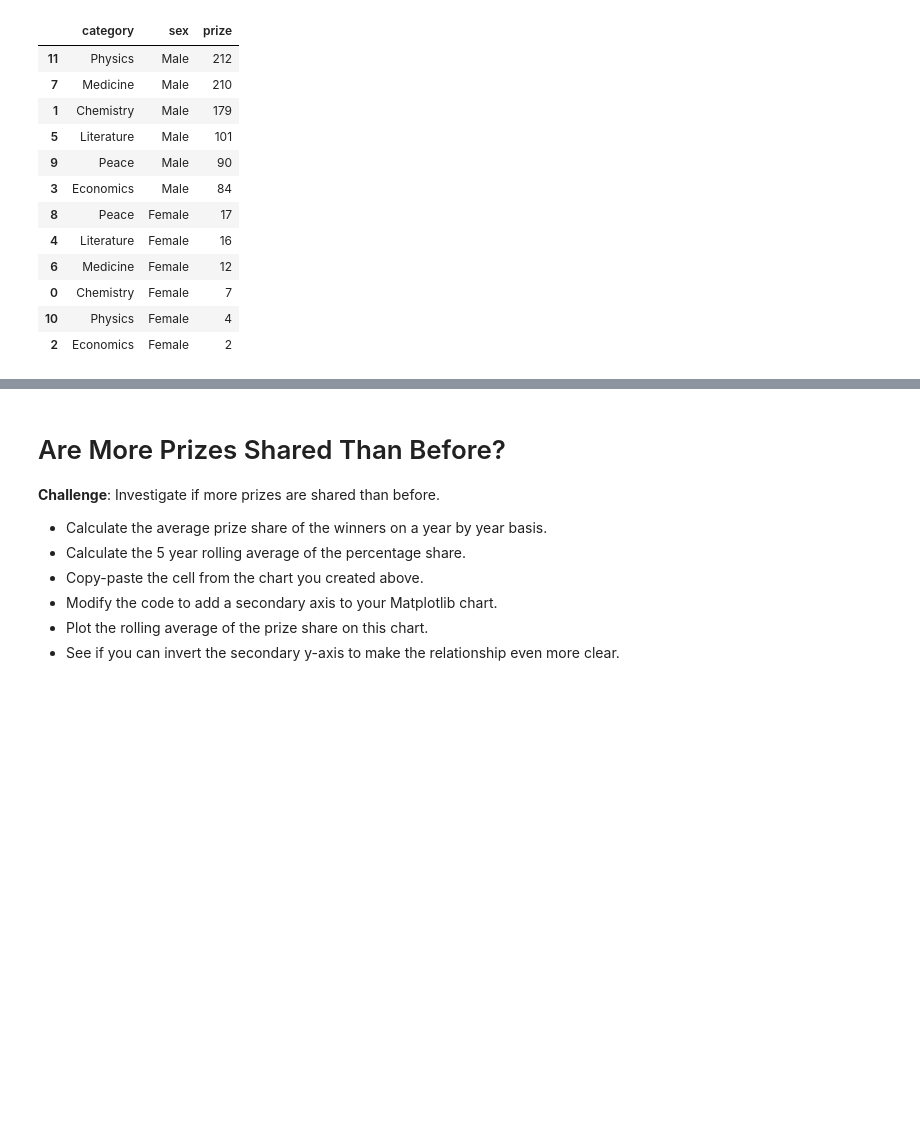
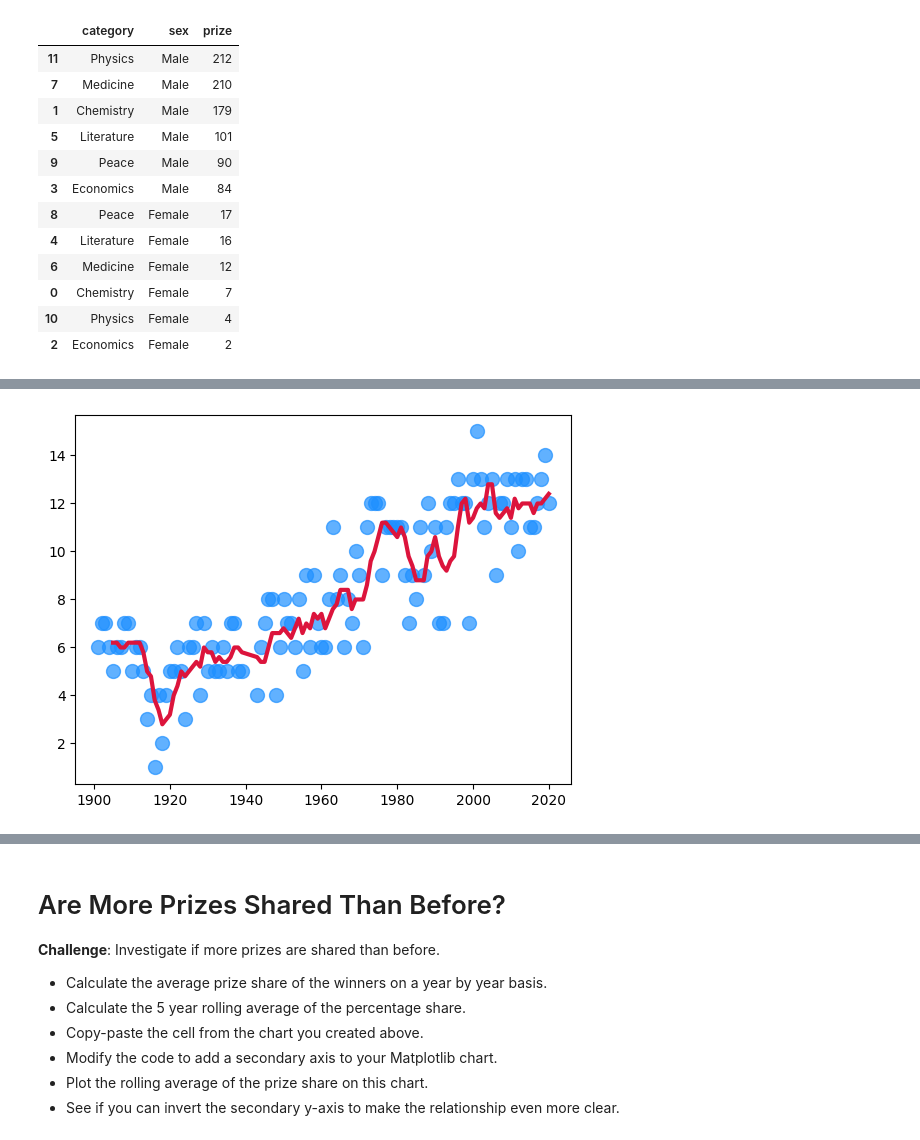
Before and after one commit to shahiddhariwala/nobel_prizes_data_analysis, a Jupyter notebook: Nobel_Prize_Analysis.ipynb, the cells around one changed output, grey strips where cells are left out. Drawn from its saved outputs; the diff is of its cells as text; code cells hidden in the pictures; blank space fills up the shorter version.

Commit message:
Analysis on Number of Prizes awarded per year

```diff
--- a/Nobel_Prize_Analysis.ipynb
+++ b/Nobel_Prize_Analysis.ipynb
@@ -401,0 +414,3 @@ gender_winners_by_category_bar_char.show()
+# %%
+prize_per_year = df_data.groupby(by='year').count().prize
+prize_per_year
@@ -401,0 +431,3 @@ gender_winners_by_category_bar_char.show()
+# %%
+moving_average = prize_per_year.rolling(window=5).mean()
+moving_average
@@ -401,0 +448,16 @@ gender_winners_by_category_bar_char.show()
+# %%
+
+plt.scatter(x=prize_per_year.index,
+           y=prize_per_year.values,
+           c='dodgerblue',
+           alpha=0.7,
+           s=100,)
+
+plt.plot(prize_per_year.index,
+        moving_average.values,
+        c='crimson',
+        linewidth=3,)
+
+plt.show()
+# %% [output]
+[figure, added]
```
Also changed, not shown: parts of 6 cells of this notebook.
